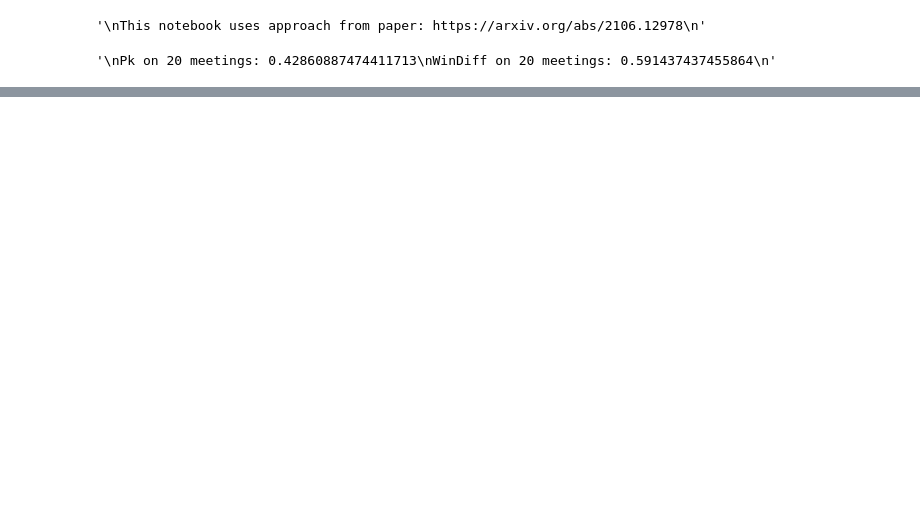
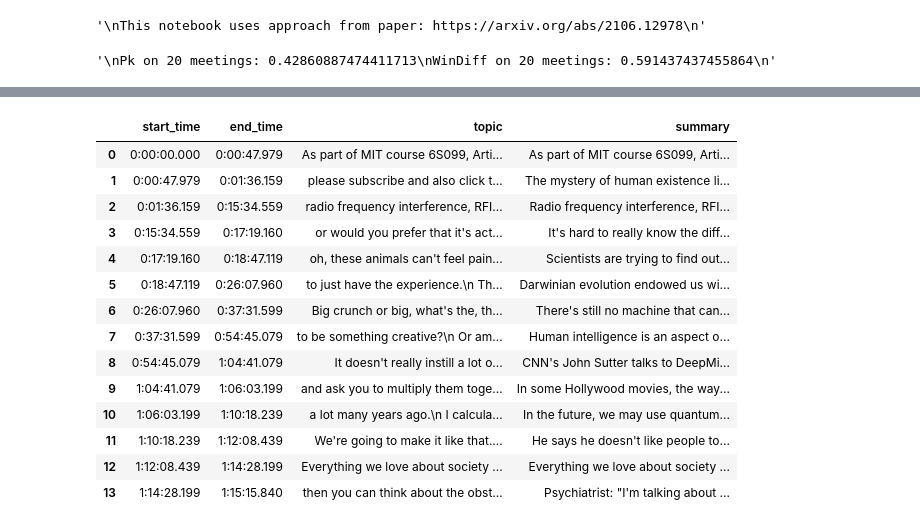
Before and after one commit to BMukhtar/TopicSegmentationTest, a Jupyter notebook: PaperApproach.ipynb, the cells around one changed output, grey strips where cells are left out. Drawn from its saved outputs; the diff is of its cells as text; code cells hidden in the pictures; blank space fills up the shorter version.

Commit message:
fixed time bugs, added output to json

```diff
--- a/PaperApproach.ipynb
+++ b/PaperApproach.ipynb
@@ -841,0 +848,19 @@ topics_df.to_csv('./output_topics.csv')
+# %%
+out_df = topics_df[['start_time', 'end_time', 'topic', 'summary']]
+out_df
+# %% [output]
+|  | start_time | end_time | topic | summary |
+| 0 | 0:00:00.000 | 0:00:47.979 | As part of MIT course 6S099, Arti... | As part of MIT course 6S099, Arti... |
+| 1 | 0:00:47.979 | 0:01:36.159 | please subscribe and also click t... | The mystery of human existence li... |
+| 2 | 0:01:36.159 | 0:15:34.559 | radio frequency interference, RFI... | Radio frequency interference, RFI... |
+| 3 | 0:15:34.559 | 0:17:19.160 | or would you prefer that it's act... | It's hard to really know the diff... |
+| 4 | 0:17:19.160 | 0:18:47.119 | oh, these animals can't feel pain... | Scientists are trying to find out... |
+| 5 | 0:18:47.119 | 0:26:07.960 | to just have the experience.\n Th... | Darwinian evolution endowed us wi... |
+| 6 | 0:26:07.960 | 0:37:31.599 | Big crunch or big, what's the, th... | There's still no machine that can... |
+| 7 | 0:37:31.599 | 0:54:45.079 | to be something creative?\n Or am... | Human intelligence is an aspect o... |
+| 8 | 0:54:45.079 | 1:04:41.079 | It doesn't really instill a lot o... | CNN's John Sutter talks to DeepMi... |
+| 9 | 1:04:41.079 | 1:06:03.199 | and ask you to multiply them toge... | In some Hollywood movies, the way... |
+| 10 | 1:06:03.199 | 1:10:18.239 | a lot many years ago.\n I calcula... | In the future, we may use quantum... |
+| 11 | 1:10:18.239 | 1:12:08.439 | We're going to make it like that.... | He says he doesn't like people to... |
+| 12 | 1:12:08.439 | 1:14:28.199 | Everything we love about society ... | Everything we love about society ... |
+| 13 | 1:14:28.199 | 1:15:15.840 | then you can think about the obst... | Psychiatrist: "I'm talking about ... |
```
Also changed, not shown: parts of 5 cells of this notebook, 4 other files.
